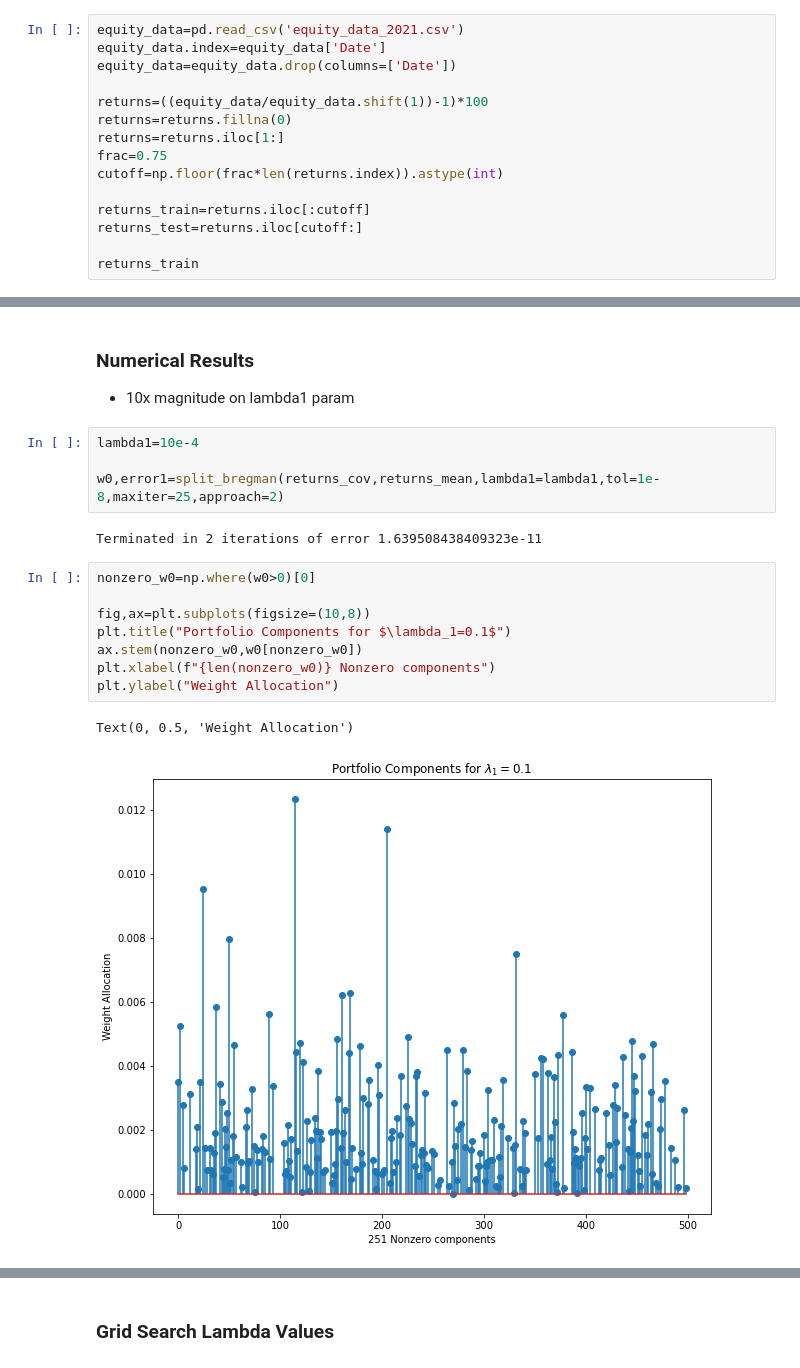
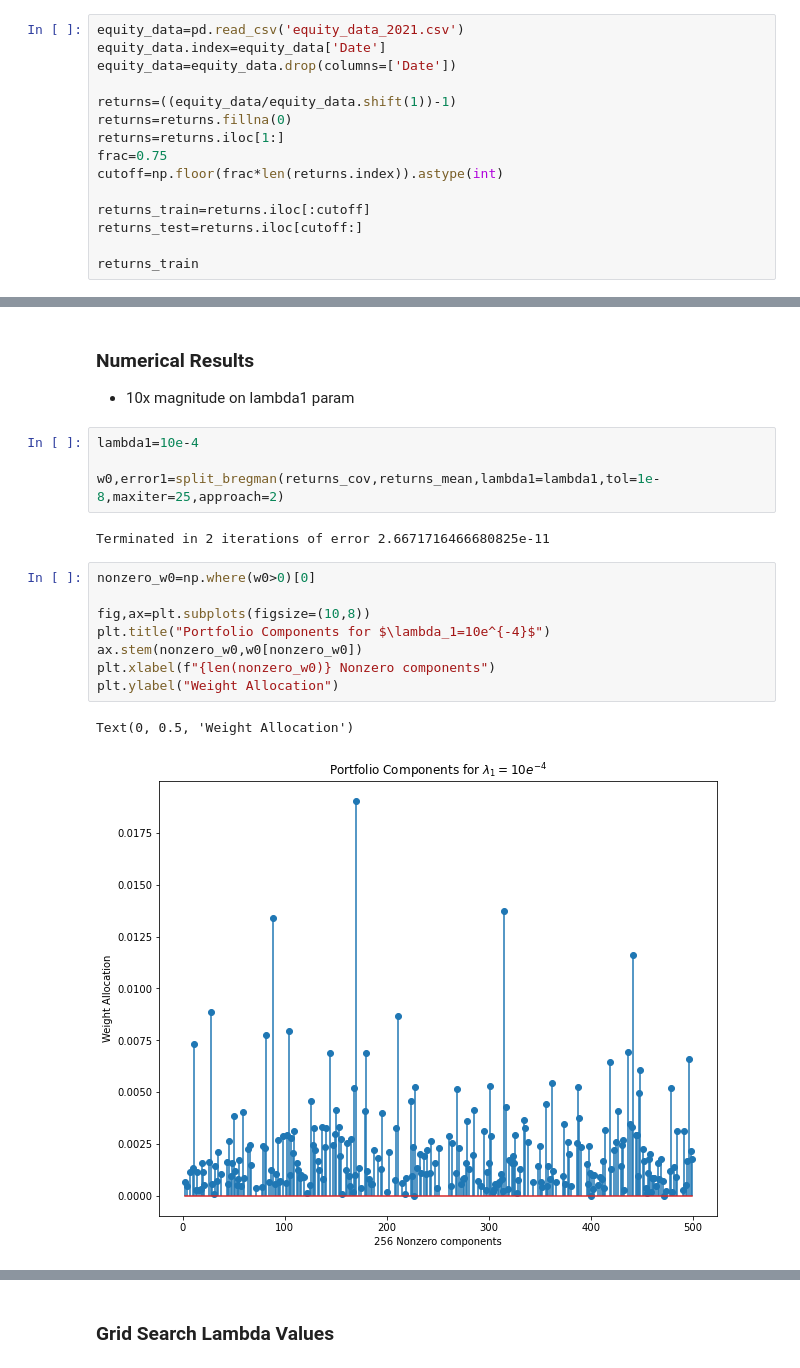
Before and after one commit to jasonbohne123/Split_Bregman_MPT, a Jupyter notebook: Split_Bregman_Portfolio.ipynb, the cells around one changed output, grey strips where cells are left out. Drawn from its saved outputs; the diff is of its cells as text.

```diff
--- a/Split_Bregman_Portfolio.ipynb
+++ b/Split_Bregman_Portfolio.ipynb
@@ -16,7 +16,7 @@ equity_data=pd.read_csv('equity_data_2021.csv')
 equity_data.index=equity_data['Date']
 equity_data=equity_data.drop(columns=['Date'])
 
-returns=((equity_data/equity_data.shift(1))-1)*100
+returns=((equity_data/equity_data.shift(1))-1)
 returns=returns.fillna(0)
 returns=returns.iloc[1:]
 frac=0.75
@@ -161,18 +161,18 @@ lambda1=10e-4
 
 w0,error1=split_bregman(returns_cov,returns_mean,lambda1=lambda1,tol=1e-8,maxiter=25,approach=2)
 # %% [output]
-Terminated in 2 iterations of error 1.639508438409323e-11
+Terminated in 2 iterations of error 2.6671716466680825e-11
 # %%
 nonzero_w0=np.where(w0>0)[0]
 
 fig,ax=plt.subplots(figsize=(10,8))
-plt.title("Portfolio Components for $\lambda_1=0.1$")
+plt.title("Portfolio Components for $\lambda_1=10e^{-4}$")
 ax.stem(nonzero_w0,w0[nonzero_w0])
 plt.xlabel(f"{len(nonzero_w0)} Nonzero components")
 plt.ylabel("Weight Allocation")
 # %% [output]
 Text(0, 0.5, 'Weight Allocation')
-[figure, old version]
+[figure, new version]
 # %%
 lambda1=10e-2
 w1,error1=split_bregman(returns_cov,returns_mean,lambda1=lambda1,tol=1e-8,maxiter=25,approach=2)
```
Also changed, not shown: parts of 13 cells of this notebook.
